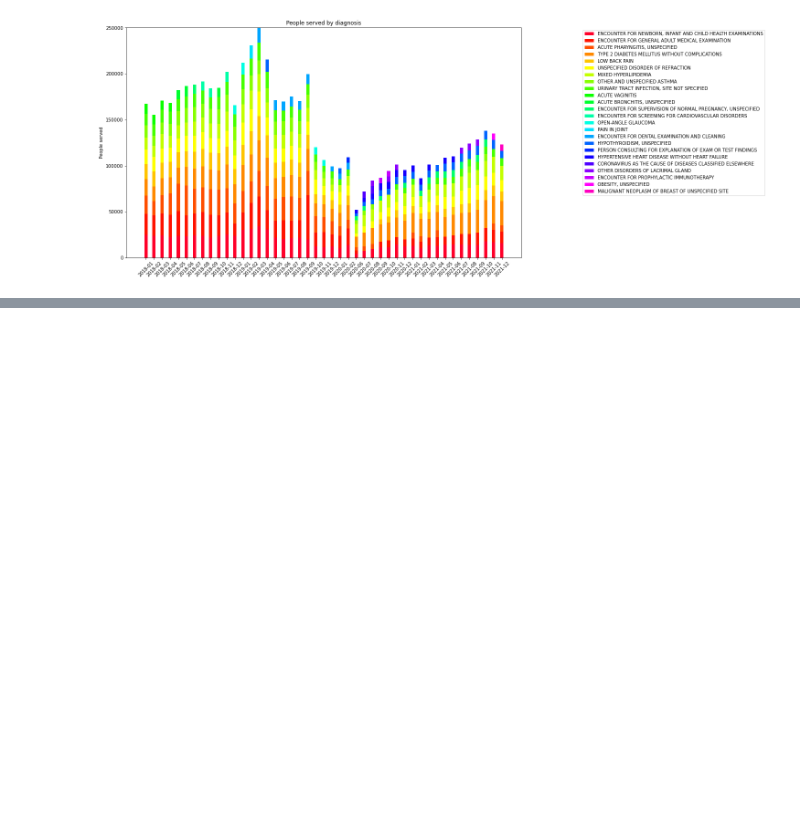
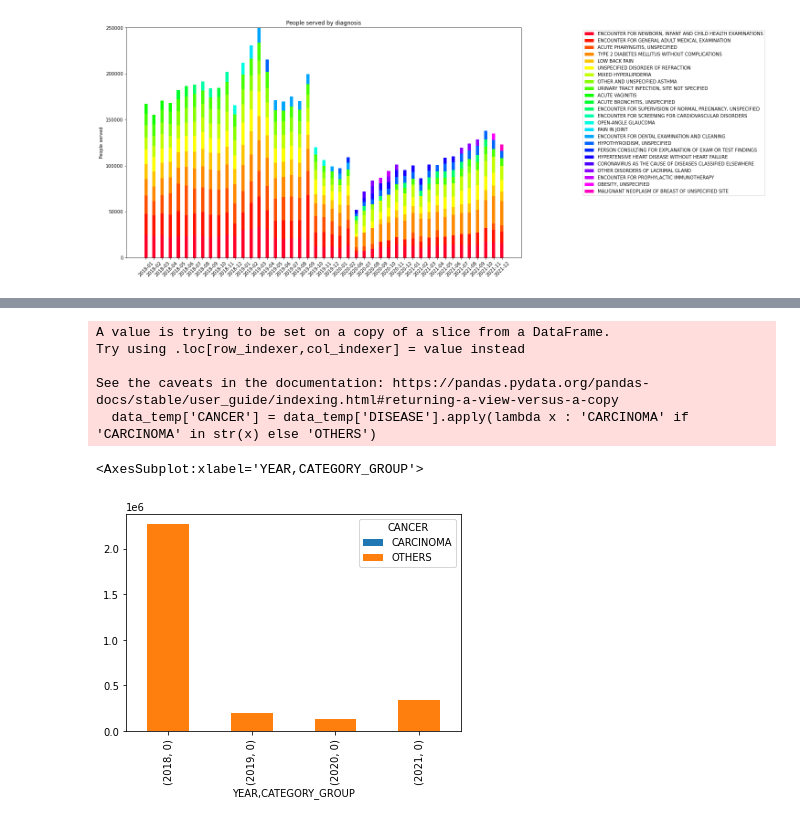
Before and after one commit to johnkbarrera/hospital_demand, a Jupyter notebook: figures.ipynb, the cells around one changed output, grey strips where cells are left out. Saved outputs shown, nothing was run; the diff lists cells and outputs as text; code cells hidden in the pictures; blank space fills up the shorter version.

```diff
--- a/figures.ipynb
+++ b/figures.ipynb
@@ -414,0 +449,23 @@ plt.show()
+# %%
+data_temp = data_lima_m[data_lima_m['CATEGORY_GROUP']=='0']
+#data_temp = data_lima_m.copy()
+data_temp['CANCER'] = data_temp['DISEASE'].apply(lambda x : 'CARCINOMA' if 'CARCINOMA' in str(x) else 'OTHERS')
+#data_temp = data_temp.groupby(['YEAR','CATEGORY_GROUP','CANCER']).agg({ 'QTY_PEOPLE_SERVED': ['sum', 'count']})
+data_temp = data_temp.groupby(['YEAR','CATEGORY_GROUP','CANCER']).agg({ 'QTY_PEOPLE_SERVED': 'sum'})
+
+data_temp = data_temp.sort_values(by=['YEAR','CATEGORY_GROUP']).reset_index()
+data_temp = data_temp.pivot(index =['YEAR','CATEGORY_GROUP'], columns ='CANCER')
+data_temp.columns = data_temp.columns.droplevel()
+#data_temp.columns = data_temp.columns.droplevel()
+data_temp.fillna(0, inplace = True)
+
+data_temp.head()
+data_temp.plot(kind="bar", stacked=True)
+# %% [output]
+A value is trying to be set on a copy of a slice from a DataFrame.
+Try using .loc[row_indexer,col_indexer] = value instead
+
+See the caveats in the documentation: https://pandas.pydata.org/pandas-docs/stable/user_guide/indexing.html#returning-a-view-versus-a-copy
+  data_temp['CANCER'] = data_temp['DISEASE'].apply(lambda x : 'CARCINOMA' if 'CARCINOMA' in str(x) else 'OTHERS')
+<AxesSubplot:xlabel='YEAR,CATEGORY_GROUP'>
+[figure, added]
```
Also changed, not shown: parts of 27 cells of this notebook.
